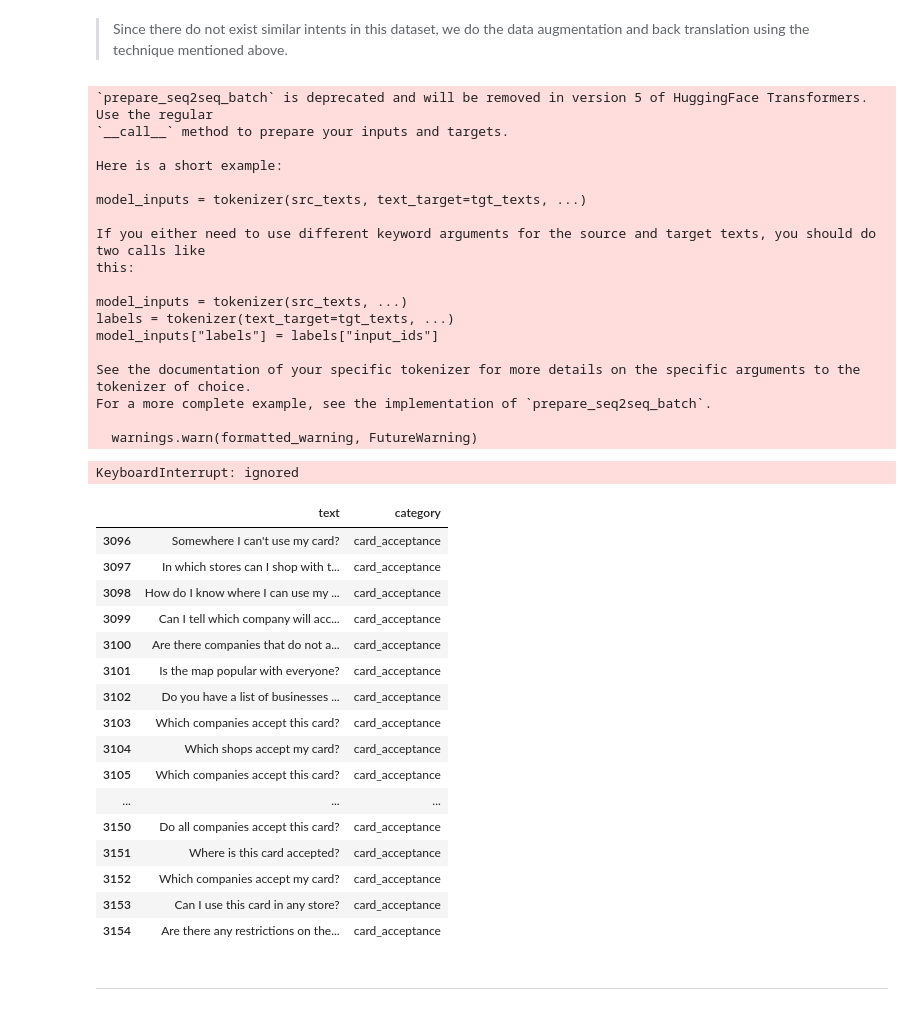
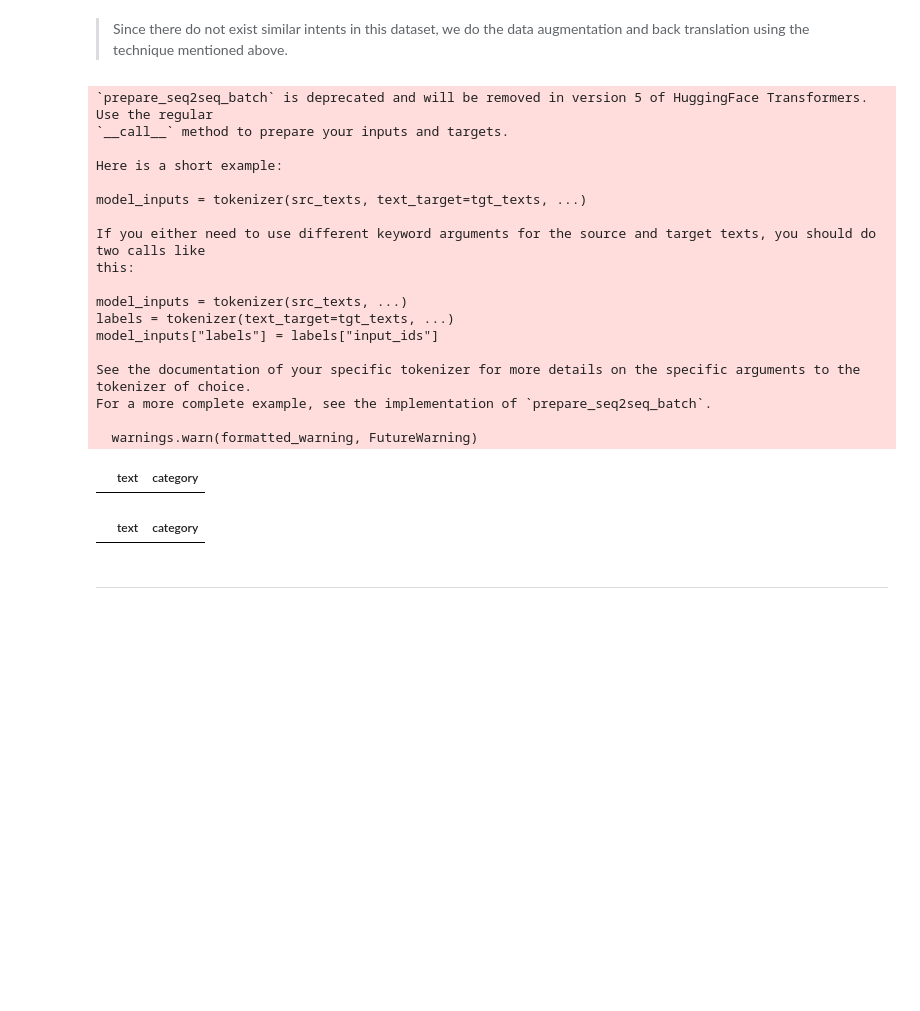
Before and after one commit to sjung-stat/Customer-Support-Chat-Intent-Classification, a Jupyter notebook: Data Preprocessing.ipynb, the cells around one changed output. Cells and saved outputs as stored; diff of their text form; code cells hidden in the pictures; blank space fills up the shorter version.

```diff
--- a/Data Preprocessing.ipynb
+++ b/Data Preprocessing.ipynb
@@ -52,6 +52,7 @@ print(f"The similarity between '{word1}' and '{word2}' is {similarity.item():.2f
 # Import Data
 # %%
 import pandas as pd
+import numpy as np
 
 url_training = 'https://raw.githubusercontent.com/PolyAI-LDN/task-specific-datasets/master/banking_data/train.csv'
 url_testing = 'https://raw.githubusercontent.com/PolyAI-LDN/task-specific-datasets/master/banking_data/test.csv'
@@ -60,6 +61,7 @@ df_testing = pd.read_csv(url_testing)
 
 # In order to preserve the original training data, we create a copy of the dataset.
 df_training_copy = df_training.copy()
+df_testing_copy = df_testing.copy()
 # %% [markdown]
 # Data Augmentation
 # %%
@@ -160,6 +162,12 @@ result
 category_not_working = ['contactless_not_working', 'virtual_card_not_working']
 mask = df_training_copy['category'].isin(category_not_working)
 df_training_copy.category[mask] = 'card_not_working'
+
+
+
+#-------------------------testing---------------------------
+mask = df_testing_copy['category'].isin(category_not_working)
+df_testing_copy.category[mask] = 'card_not_working'
 # %%
 df_training_copy[df_training_copy.category=='card_not_working'].count()
 # %% [output]
@@ -216,3 +224,7 @@ mask = df_training_copy['category'].isin(category_lost_or_stolen)
 
 df_training_copy.category[mask] = 'lost_or_stolen'
 df_training_copy[df_training_copy.category=='lost_or_stolen'].count()
+
+#-------------------------testing---------------------------
+mask = df_testing_copy['category'].isin(category_lost_or_stolen)
+df_testing_copy.category[mask] = 'lost_or_stolen'
@@ -254,9 +262,15 @@ df_training_copy[mask]
 # %%
 # Paraphrase
 
-df_augment = df_training_copy[mask].text.apply(lambda x: get_response(x, 1))
-card_acceptance_augmented = df_augment.to_frame().assign(category="card_acceptance")
-card_acceptance_augmented
+df_training_augment = df_training_copy[mask].text.apply(lambda x: get_response(x, 1))
+card_acceptance_augmented_training = df_training_augment.to_frame().assign(category="card_acceptance")
+card_acceptance_augmented_training
+
+
+#-------------------------testing---------------------------
+df_augment_testing = df_testing_copy[mask].text.apply(lambda x: get_response(x, 1))
+card_acceptance_augmented_testing = df_augment_testing.to_frame().assign(category="card_acceptance")
+card_acceptance_augmented_testing
 # %% [output]
 `prepare_seq2seq_batch` is deprecated and will be removed in version 5 of HuggingFace Transformers. Use the regular
 `__call__` method to prepare your inputs and targets.
@@ -276,34 +290,29 @@ See the documentation of your specific tokenizer for more details on the specifi
 For a more complete example, see the implementation of `prepare_seq2seq_batch`.
 
   warnings.warn(formatted_warning, FutureWarning)
-KeyboardInterrupt: ignored
+|  | text | category |
 # %%
 # Back translation (to avoid the situation where translation gives you back the same output as input, we use 3-way translation which makes the translation more complicated: it -> ru -> en)
 
-df_translate_1 = df_training_copy[mask].text.apply(lambda x: translate(x, "it"))
-df_translate_2 = df_translate_1.apply(lambda x: translate(x, "ru"))
-df_translate_3 = df_translate_2.apply(lambda x: translate(x, "en"))
+df_translate_1_training = df_training_copy[mask].text.apply(lambda x: translate(x, "it"))
+df_translate_2_training = df_translate_1_training.apply(lambda x: translate(x, "ru"))
+df_translate_3_training = df_translate_2_training.apply(lambda x: translate(x, "en"))
 
-card_acceptance_translated = df_translate_3.to_frame().assign(category="card_acceptance")
-card_acceptance_translated
+card_acceptance_translated_training = df_translate_3_training.to_frame().assign(category="card_acceptance")
+card_acceptance_translated_training
+
+
+
+
+#-------------------------testing---------------------------
+df_translate_1_testing = df_testing_copy[mask].text.apply(lambda x: translate(x, "it"))
+df_translate_2_testing = df_translate_1_testing.apply(lambda x: translate(x, "ru"))
+df_translate_3_testing = df_translate_2_testing.apply(lambda x: translate(x, "en"))
+
+card_acceptance_translated_testing = df_translate_3_testing.to_frame().assign(category="card_acceptance")
+card_acceptance_translated_testing
 # %% [output]
 |  | text | category |
-| 3096 | Somewhere I can't use my card? | card_acceptance |
-| 3097 | In which stores can I shop with t... | card_acceptance |
-| 3098 | How do I know where I can use my ... | card_acceptance |
-| 3099 | Can I tell which company will acc... | card_acceptance |
-| 3100 | Are there companies that do not a... | card_acceptance |
-| 3101 | Is the map popular with everyone? | card_acceptance |
-| 3102 | Do you have a list of businesses ... | card_acceptance |
-| 3103 | Which companies accept this card? | card_acceptance |
-| 3104 | Which shops accept my card? | card_acceptance |
-| 3105 | Which companies accept this card? | card_acceptance |
-| ... | ... | ... |
-| 3150 | Do all companies accept this card? | card_acceptance |
-| 3151 | Where is this card accepted? | card_acceptance |
-| 3152 | Which companies accept my card? | card_acceptance |
-| 3153 | Can I use this card in any store? | card_acceptance |
-| 3154 | Are there any restrictions on the... | card_acceptance |
 # %% [markdown]
 --------------------------------------------------------------------------------
 # %% [markdown]
```
Also changed, not shown: parts of 62 cells of this notebook.
